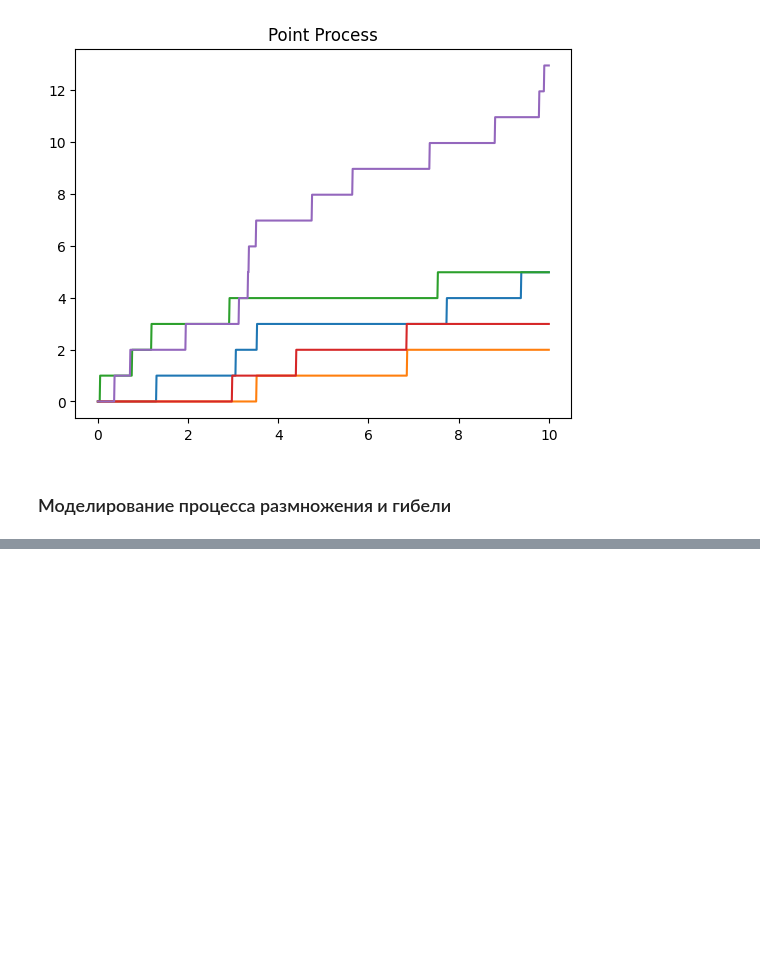
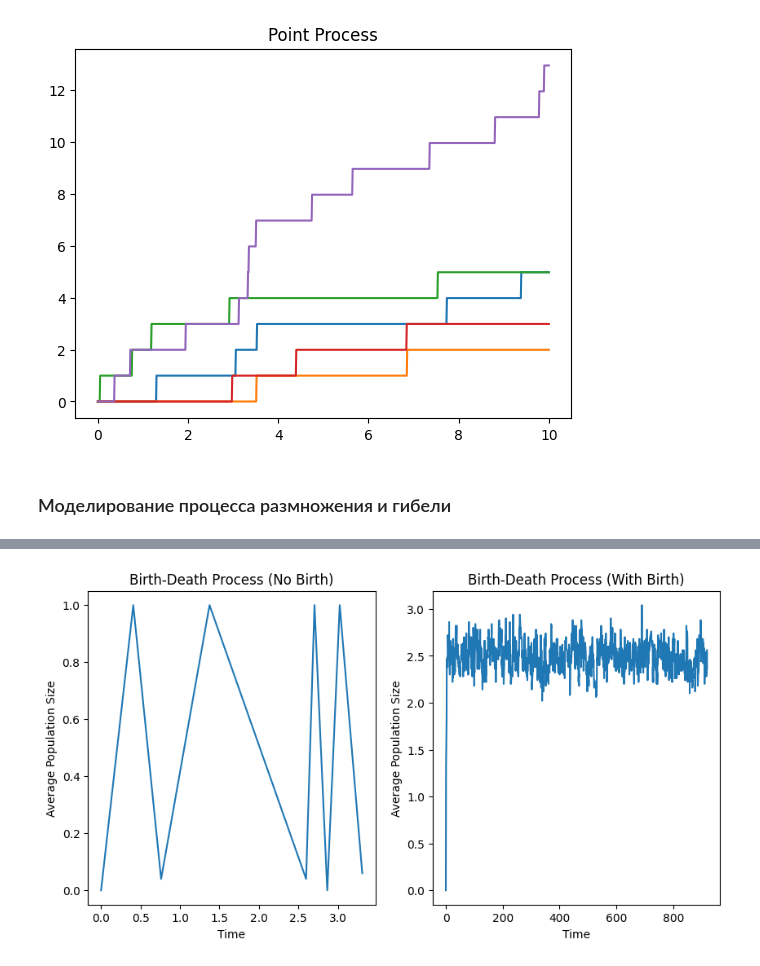
Before and after one commit to quasimuzzle/RandomProcesses, a Jupyter notebook: main.ipynb, the cells around one changed output, grey strips where cells are left out. Drawn from its saved outputs; the diff is of its cells as text; code cells hidden in the pictures; blank space fills up the shorter version.

Commit message:
Birth-Death Process

```diff
--- a/main.ipynb
+++ b/main.ipynb
@@ -288,0 +277,28 @@ plt.show()
+# %%
+plt.figure(figsize=(10, 5))
+
+plt.subplot(1, 2, 1)
+last_t = min([t[-1] for t, X in processes_1]) # ср значение популяции по всем траекториям
+min_idx = min([np.searchsorted(t, last_t) for t, X in processes_1])
+X_trimmed = [X[:min_idx] for t, X in processes_1]
+mean_X_1 = np.mean(X_trimmed, axis=0)
+plt.plot(t[:len(mean_X_1)], mean_X_1)
+
+plt.xlabel('Time')
+plt.ylabel('Average Population Size')
+plt.title('Birth-Death Process (No Birth)')
+
+plt.subplot(1, 2, 2)
+last_t = min([t[-1] for t, X in processes_2])
+min_idx = min([np.searchsorted(t, last_t) for t, X in processes_2])
+X_trimmed = [X[:min_idx] for t, X in processes_2]
+mean_X_2 = np.mean(X_trimmed, axis=0)
+plt.plot(t[:len(mean_X_2)], mean_X_2)
+
+plt.xlabel('Time')
+plt.ylabel('Average Population Size')
+plt.title('Birth-Death Process (With Birth)')
+
+plt.show()
+# %% [output]
+[figure, added]
```
Also changed, not shown: parts of 1 cell of this notebook.
